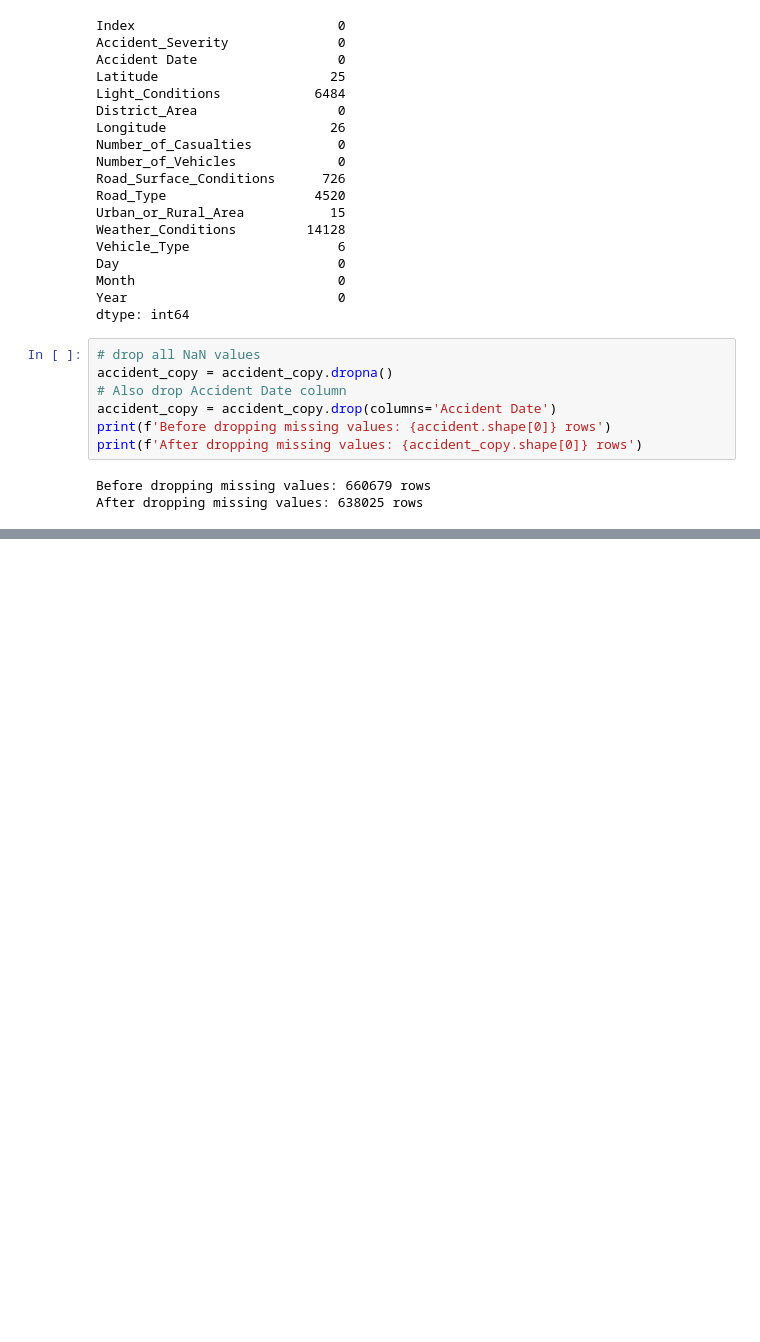
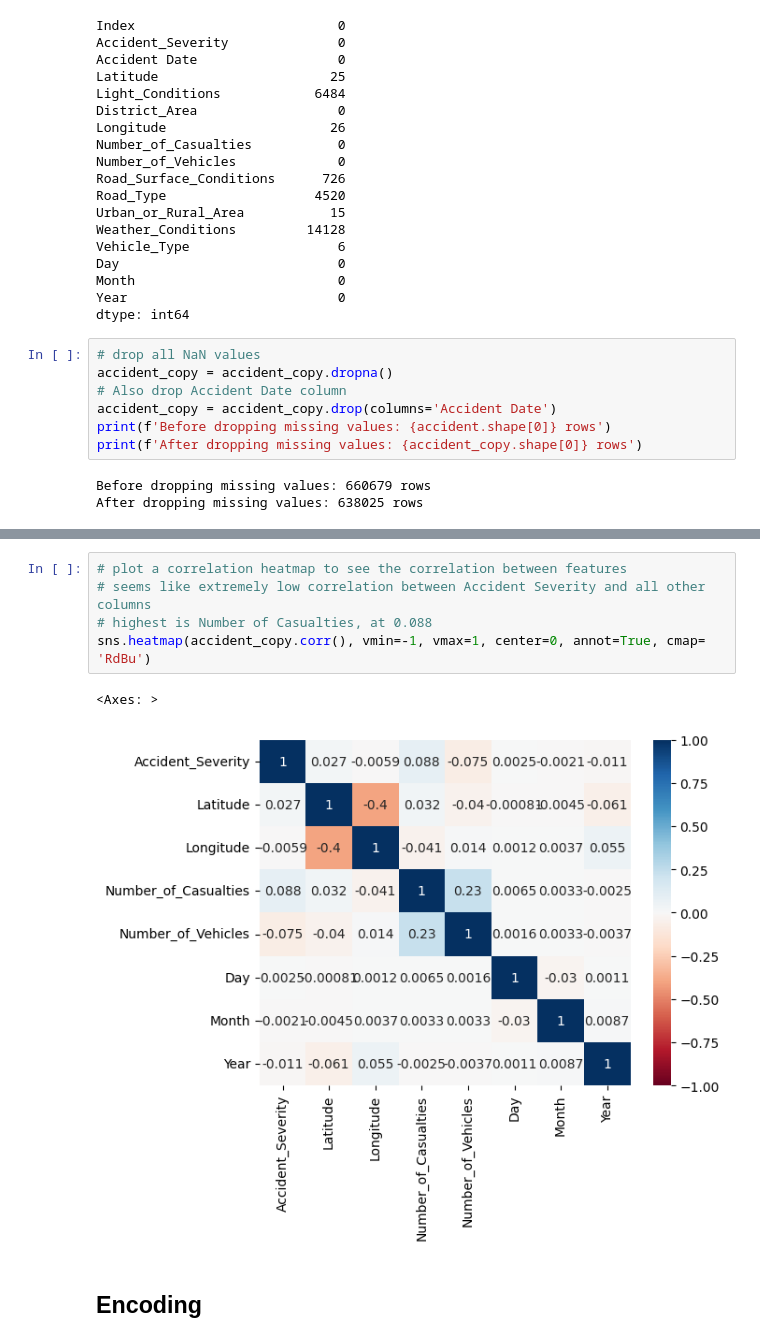
Before and after one commit to yashilvora19/accident_severity_prediction, a Jupyter notebook: Data_Cleaning_and_EDA.ipynb, the cells around one changed output, grey strips where cells are left out. Drawn from its saved outputs; the diff is of its cells as text; blank space fills up the shorter version.

```diff
--- a/Data_Cleaning_and_EDA.ipynb
+++ b/Data_Cleaning_and_EDA.ipynb
@@ -169,3 +176,13 @@ accident_copy.head()
+# %%
+# plot a correlation heatmap to see the correlation between features
+# seems like extremely low correlation between Accident Severity and all other columns
+# highest is Number of Casualties, at 0.088
+sns.heatmap(accident_copy.corr(), vmin=-1, vmax=1, center=0, annot=True, cmap= 'RdBu')
+# %% [output]
+<Axes: >
+[figure, added]
+# %% [markdown]
+## Encoding
 # %%
 # Use One Hot Encoder on all categorical columns except Weather_Conditions
 from sklearn.preprocessing import OneHotEncoder
```
Also changed, not shown: parts of 7 cells of this notebook.
